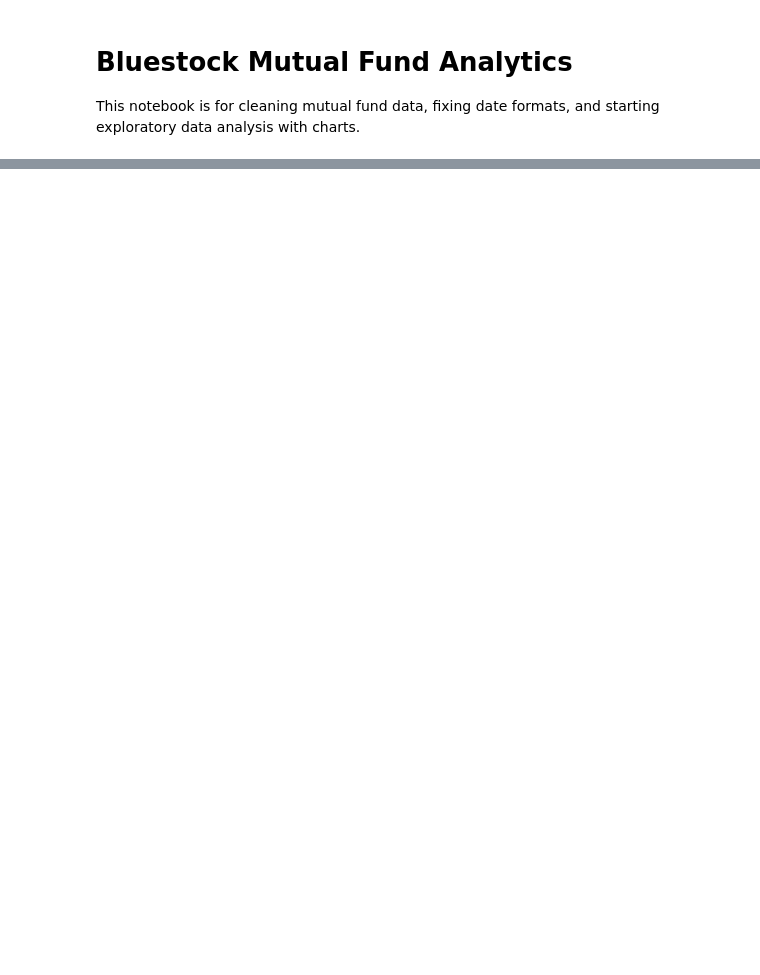
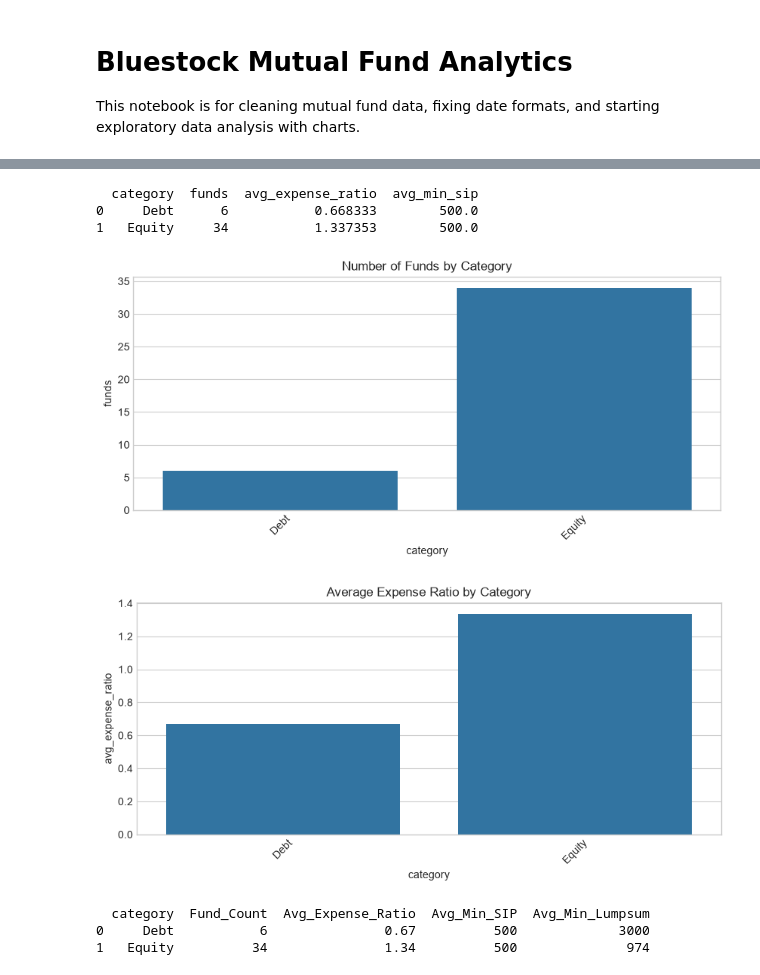
Before and after one commit to MALLAMPOLAIAHGANESH/bluestock-mutual-fund-analytics, a Jupyter notebook: notebooks/mutual_fund_eda.ipynb, the cells around one changed output, grey strips where cells are left out. Saved outputs shown, nothing was run; the diff lists cells and outputs as text; code cells hidden in the pictures; blank space fills up the shorter version.

```diff
--- a/notebooks/mutual_fund_eda.ipynb
+++ b/notebooks/mutual_fund_eda.ipynb
@@ -67,0 +130,53 @@ plt.show()
+# %%
+# Compare fund categories by count and average expense ratio
+category_summary = (
+    fund_master.groupby('category')
+    .agg(
+        funds=('scheme_name', 'count'),
+        avg_expense_ratio=('expense_ratio_pct', 'mean'),
+        avg_min_sip=('min_sip_amount', 'mean')
+    )
+    .reset_index()
+)
+
+print(category_summary)
+
+plt.figure(figsize=(10, 4))
+sns.barplot(data=category_summary, x='category', y='funds')
+plt.title('Number of Funds by Category')
+plt.xticks(rotation=45)
+plt.show()
+
+plt.figure(figsize=(10, 4))
+sns.barplot(data=category_summary, x='category', y='avg_expense_ratio')
+plt.title('Average Expense Ratio by Category')
+plt.xticks(rotation=45)
+plt.show()
+# %% [output]
+  category  funds  avg_expense_ratio  avg_min_sip
+0     Debt      6           0.668333        500.0
+1   Equity     34           1.337353        500.0
+[figure, added]
+[figure, added]
+# %%
+# Create a simple summary table for categories
+category_summary = (
+    fund_master.groupby('category')
+    .agg(
+        Fund_Count=('scheme_name', 'count'),
+        Avg_Expense_Ratio=('expense_ratio_pct', 'mean'),
+        Avg_Min_SIP=('min_sip_amount', 'mean'),
+        Avg_Min_Lumpsum=('min_lumpsum_amount', 'mean')
+    )
+    .reset_index()
+)
+
+category_summary['Avg_Expense_Ratio'] = category_summary['Avg_Expense_Ratio'].round(2)
+category_summary['Avg_Min_SIP'] = category_summary['Avg_Min_SIP'].round(0).astype(int)
+category_summary['Avg_Min_Lumpsum'] = category_summary['Avg_Min_Lumpsum'].round(0).astype(int)
+
+print(category_summary)
+# %% [output]
+  category  Fund_Count  Avg_Expense_Ratio  Avg_Min_SIP  Avg_Min_Lumpsum
+0     Debt           6               0.67          500             3000
+1   Equity          34               1.34          500              974
```
Also changed, not shown: parts of 15 cells of this notebook.
